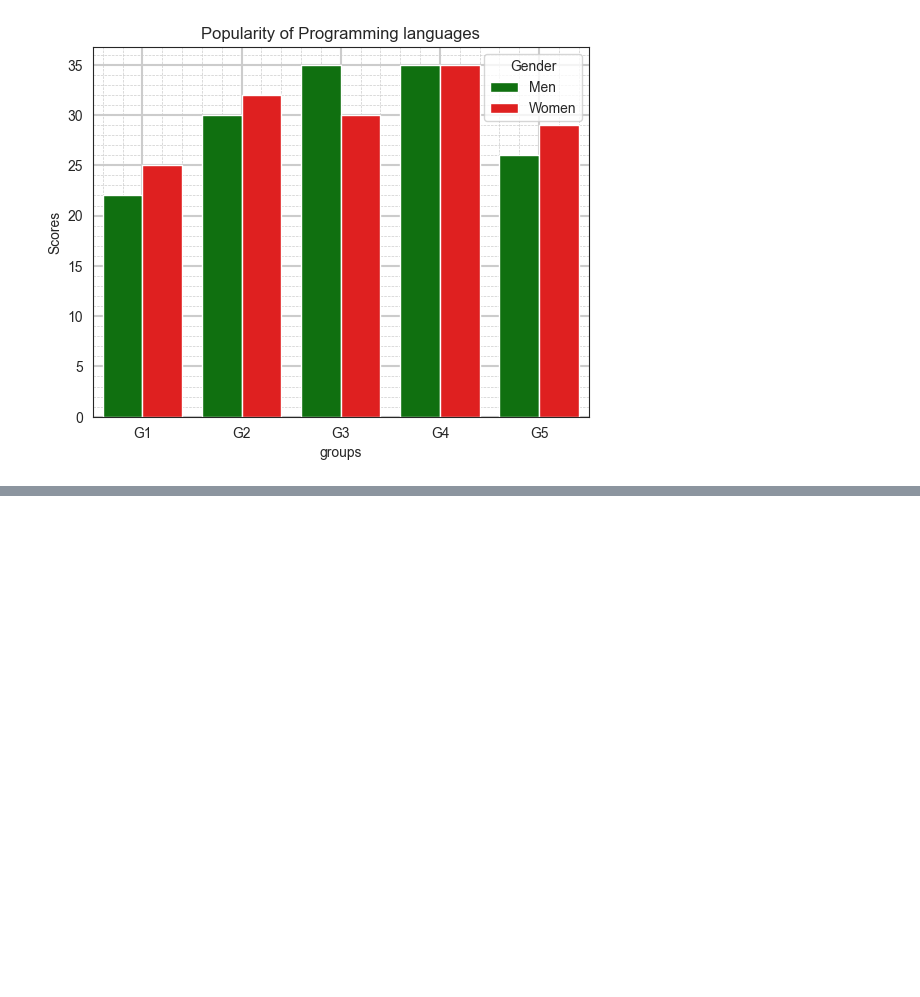
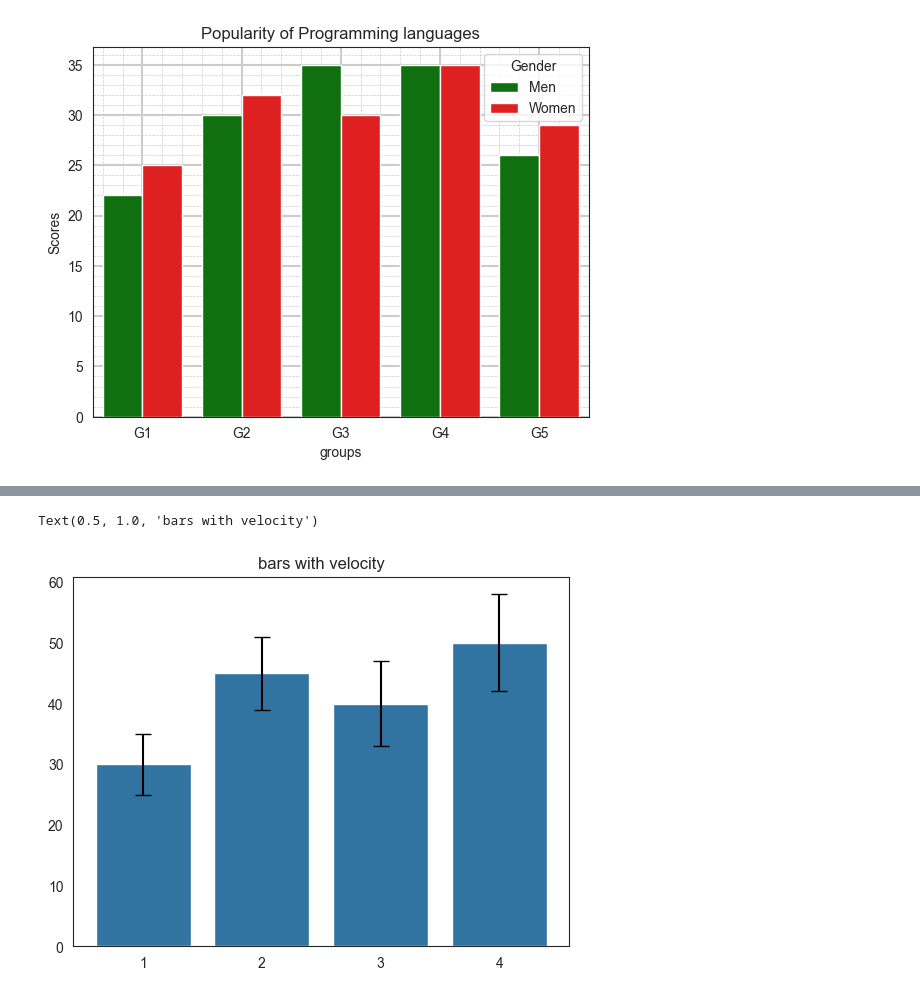
Before and after one commit to gpgaikwad576/DAIAugust2025, a Jupyter notebook: DA/Pankaj/assigs/assig5.ipynb, the cells around one changed output, grey strips where cells are left out. Cells and saved outputs as stored; diff of their text form; code cells hidden in the pictures; blank space fills up the shorter version.

```diff
--- a/DA/Pankaj/assigs/assig5.ipynb
+++ b/DA/Pankaj/assigs/assig5.ipynb
@@ -166,0 +168,12 @@ df = pd.read_csv(StringIO(data))
+# %%
+# 12. Write a Python program to create bar plots with error bars on the same
+# figure.
+partis = [1,2,3,4]
+vel = [30,45,40,50]
+std_vel = [5, 6, 7, 8]
+sns.barplot(x= partis, y =vel)
+plt.errorbar(x = np.arange(len(partis)), y = vel,yerr = std_vel,fmt= 'none',color = 'black', capsize = 6)
+plt.title('bars with velocity')
+# %% [output]
+Text(0.5, 1.0, 'bars with velocity')
+[figure, added]
```
Also changed, not shown: parts of 6 cells of this notebook, 4 other files.
